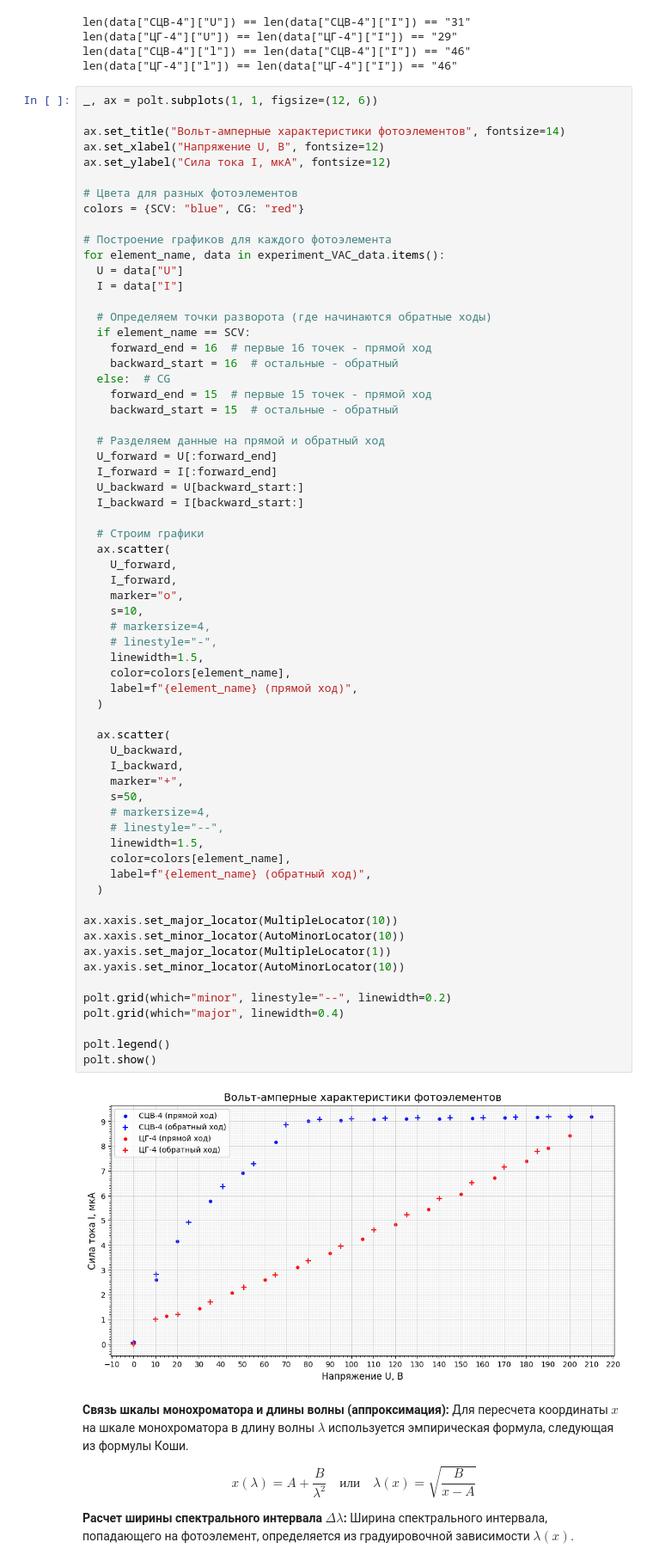
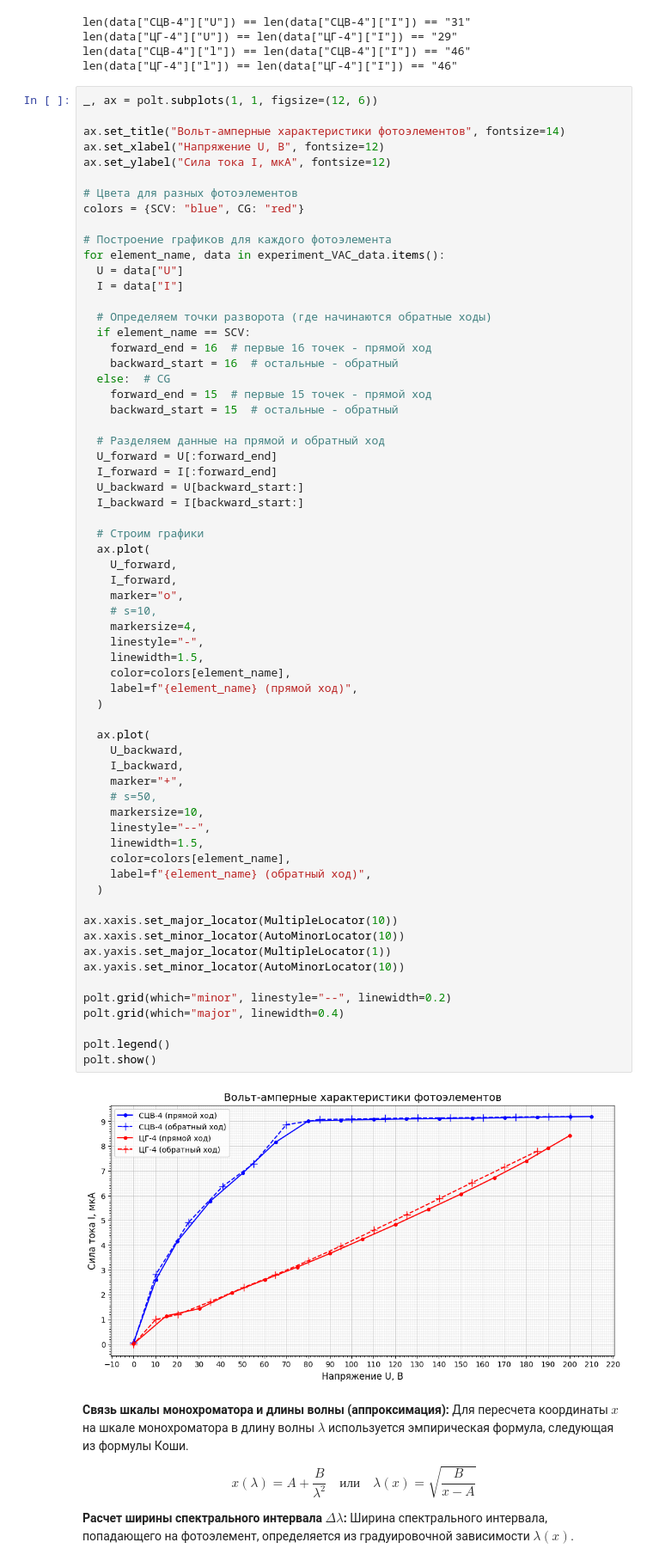
Before and after one commit to UmbrellaLeaf5/physics_lab_works, a Jupyter notebook: 5_sem/331/Krivoruchko_D_I/331.ipynb, the cells around one changed output. Shown at 86% size. Cells and saved outputs as stored; diff of their text form.

```diff
--- a/5_sem/331/Krivoruchko_D_I/331.ipynb
+++ b/5_sem/331/Krivoruchko_D_I/331.ipynb
@@ -334,42 +334,42 @@ for element_name, data in experiment_VAC_data.items():
   I_backward = I[backward_start:]
 
   # Строим графики
-  ax.scatter(
+  ax.plot(
     U_forward,
     I_forward,
     marker="o",
-    s=10,
-    # markersize=4,
-    # linestyle="-",
+    # s=10,
+    markersize=4,
+    linestyle="-",
     linewidth=1.5,
     color=colors[element_name],
     label=f"{element_name} (прямой ход)",
   )
 
-  ax.scatter(
+  ax.plot(
     U_backward,
     I_backward,
     marker="+",
-    s=50,
-    # markersize=4,
-    # linestyle="--",
+    # s=50,
+    markersize=10,
+    linestyle="--",
     linewidth=1.5,
     color=colors[element_name],
     label=f"{element_name} (обратный ход)",
   )
 
 ax.xaxis.set_major_locator(MultipleLocator(10))
 ax.xaxis.set_minor_locator(AutoMinorLocator(10))
 ax.yaxis.set_major_locator(MultipleLocator(1))
 ax.yaxis.set_minor_locator(AutoMinorLocator(10))
 
 polt.grid(which="minor", linestyle="--", linewidth=0.2)
 polt.grid(which="major", linewidth=0.4)
 
 polt.legend()
 polt.show()
 # %% [output]
-[figure, old version]
+[figure, new version]
 # %% [markdown]
 **Связь шкалы монохроматора и длины волны (аппроксимация):**
 Для пересчета координаты $x$ на шкале монохроматора в длину волны $\lambda$ используется эмпирическая формула, следующая из формулы Коши.
```
